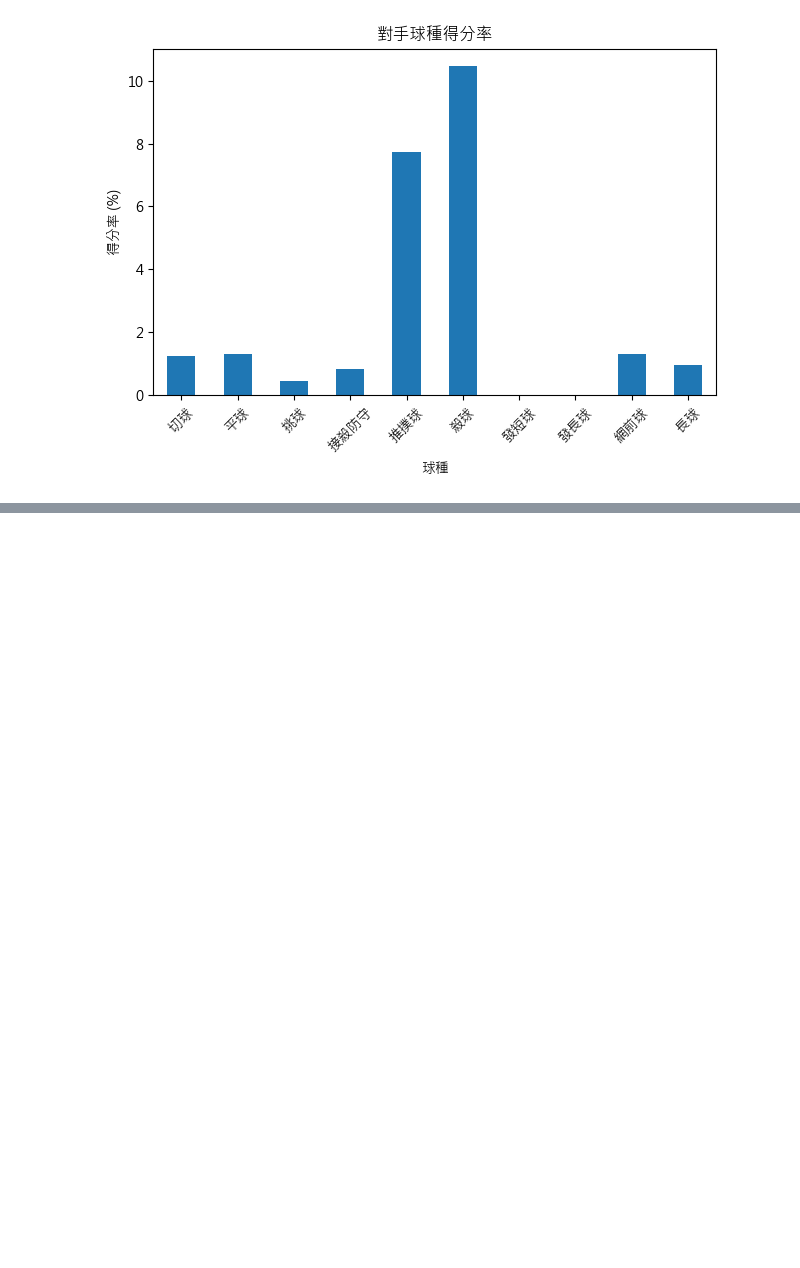
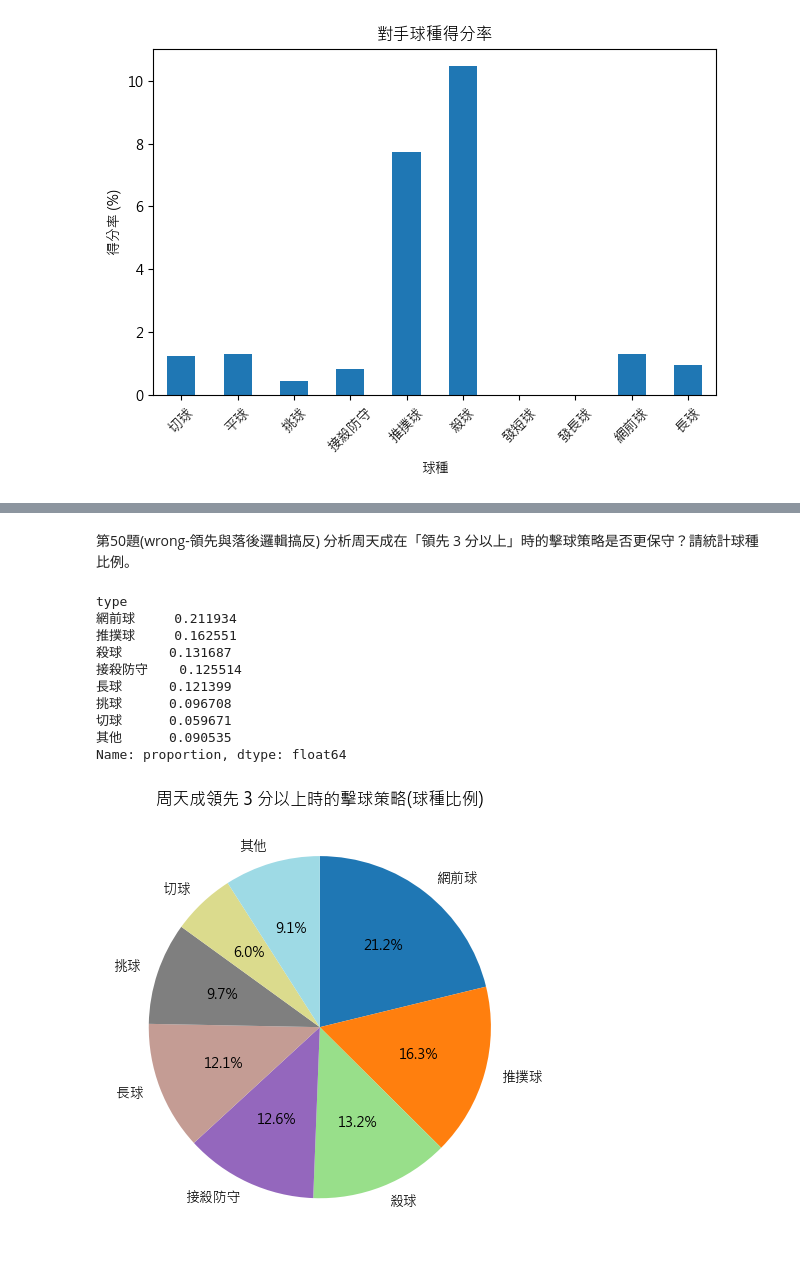
Before and after one commit to DanielTeng0811/BadmintonAI, a Jupyter notebook: question_ans_final.ipynb, the cells around one changed output, grey strips where cells are left out. Cells and saved outputs as stored; diff of their text form; code cells hidden in the pictures; blank space fills up the shorter version.

```diff
--- a/question_ans_final.ipynb
+++ b/question_ans_final.ipynb
@@ -2764,0 +2803,55 @@ Name: count, dtype: float64
+# %% [markdown]
+第50題(wrong-領先與落後邏輯搞反)
+分析周天成在「領先 3 分以上」時的擊球策略是否更保守？請統計球種比例。
+# %%
+import platform
+import matplotlib.pyplot as plt
+import pandas as pd
+
+# 字體設定
+s = platform.system()
+plt.rcParams['font.sans-serif'] = ['Arial Unicode MS', 'PingFang TC'] if s == 'Darwin' else ['Microsoft JhengHei', 'SimHei'] if s == 'Windows' else ['WenQuanYi Zen Hei']
+plt.rcParams['axes.unicode_minus'] = False
+
+# 確保數據集非空
+if len(df) > 0:
+    # 篩選周天成領先3分以上的數據
+    filtered_df = df[(df['player'] == 'CHOU Tien Chen') & (df['score_status'] > 3)].copy()
+
+    # 計算球種的使用頻率
+    shot_type_counts = filtered_df['type'].value_counts(normalize=True)
+
+    # 合併小於 5% 的類別為「其他」
+    shot_type_counts['其他'] = shot_type_counts[shot_type_counts < 0.05].sum()
+    shot_type_counts = shot_type_counts[shot_type_counts >= 0.05]
+
+    # 繪製圓餅圖
+    fig, ax = plt.subplots()
+    shot_type_counts.plot.pie(
+        ax=ax,
+        labels=shot_type_counts.index,
+        autopct='%1.1f%%',
+        startangle=90,
+        counterclock=False,
+        colormap='tab20'
+    )
+    ax.set_ylabel('')
+    ax.set_title('周天成領先 3 分以上時的擊球策略(球種比例)')
+    plt.tight_layout()
+
+    print(shot_type_counts)
+
+else:
+    print('數據集為空，無法進行分析。')
+# %% [output]
+type
+網前球     0.211934
+推撲球     0.162551
+殺球      0.131687
+接殺防守    0.125514
+長球      0.121399
+挑球      0.096708
+切球      0.059671
+其他      0.090535
+Name: proportion, dtype: float64
+[figure, added]
```
Also changed, not shown: parts of 6 cells of this notebook, 4 other files.
